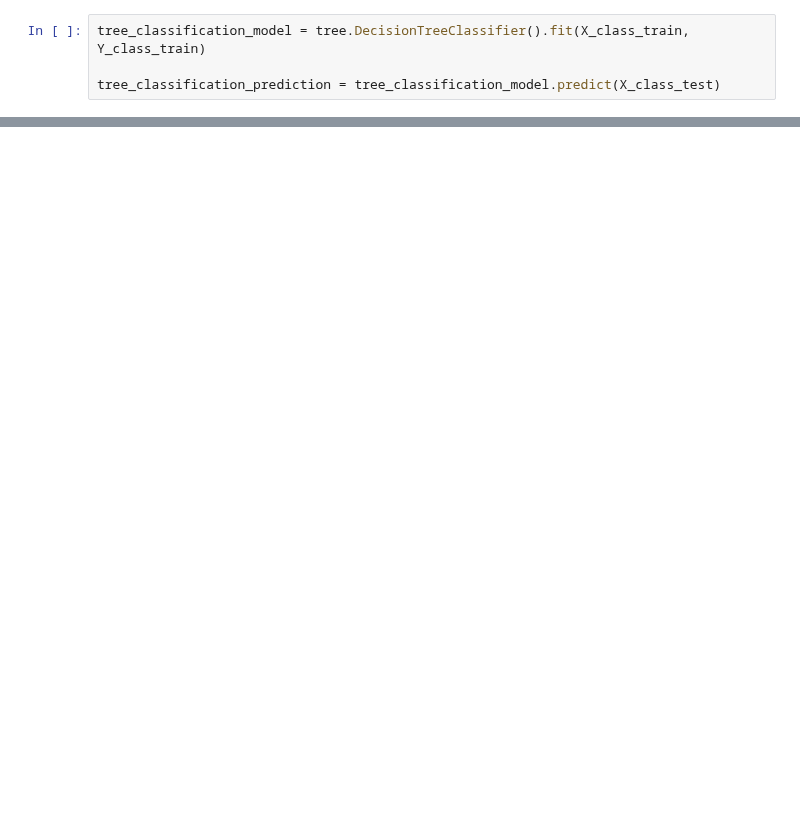
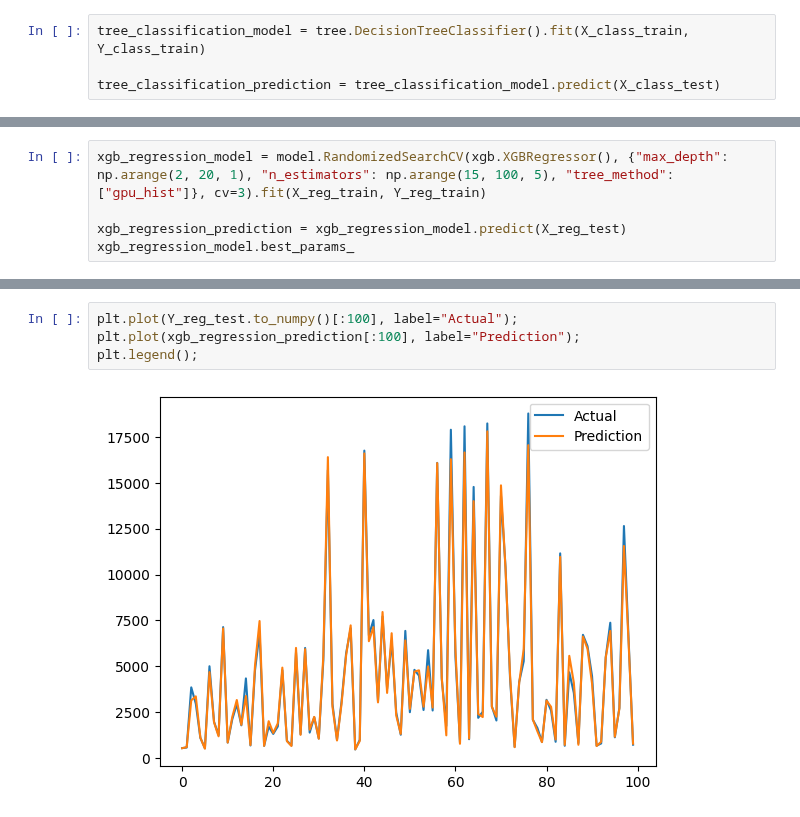
Before and after one commit to Flawed1/machine_learning_practice, a Jupyter notebook: task3/task3.ipynb, the cells around one changed output, grey strips where cells are left out. Saved outputs shown, nothing was run; the diff lists cells and outputs as text; blank space fills up the shorter version.

```diff
--- a/task3/task3.ipynb
+++ b/task3/task3.ipynb
@@ -111,0 +231,5 @@ print(tree.export_text(tree_classification_model))
+# %%
+xgb_regression_model = model.RandomizedSearchCV(xgb.XGBRegressor(), {"max_depth": np.arange(2, 20, 1), "n_estimators": np.arange(15, 100, 5), "tree_method": ["gpu_hist"]}, cv=3).fit(X_reg_train, Y_reg_train)
+
+xgb_regression_prediction = xgb_regression_model.predict(X_reg_test)
+xgb_regression_model.best_params_
@@ -111,0 +245,6 @@ print(tree.export_text(tree_classification_model))
+# %%
+plt.plot(Y_reg_test.to_numpy()[:100], label="Actual");
+plt.plot(xgb_regression_prediction[:100], label="Prediction");
+plt.legend();
+# %% [output]
+[figure, added]
```
Also changed, not shown: parts of 35 cells of this notebook.
